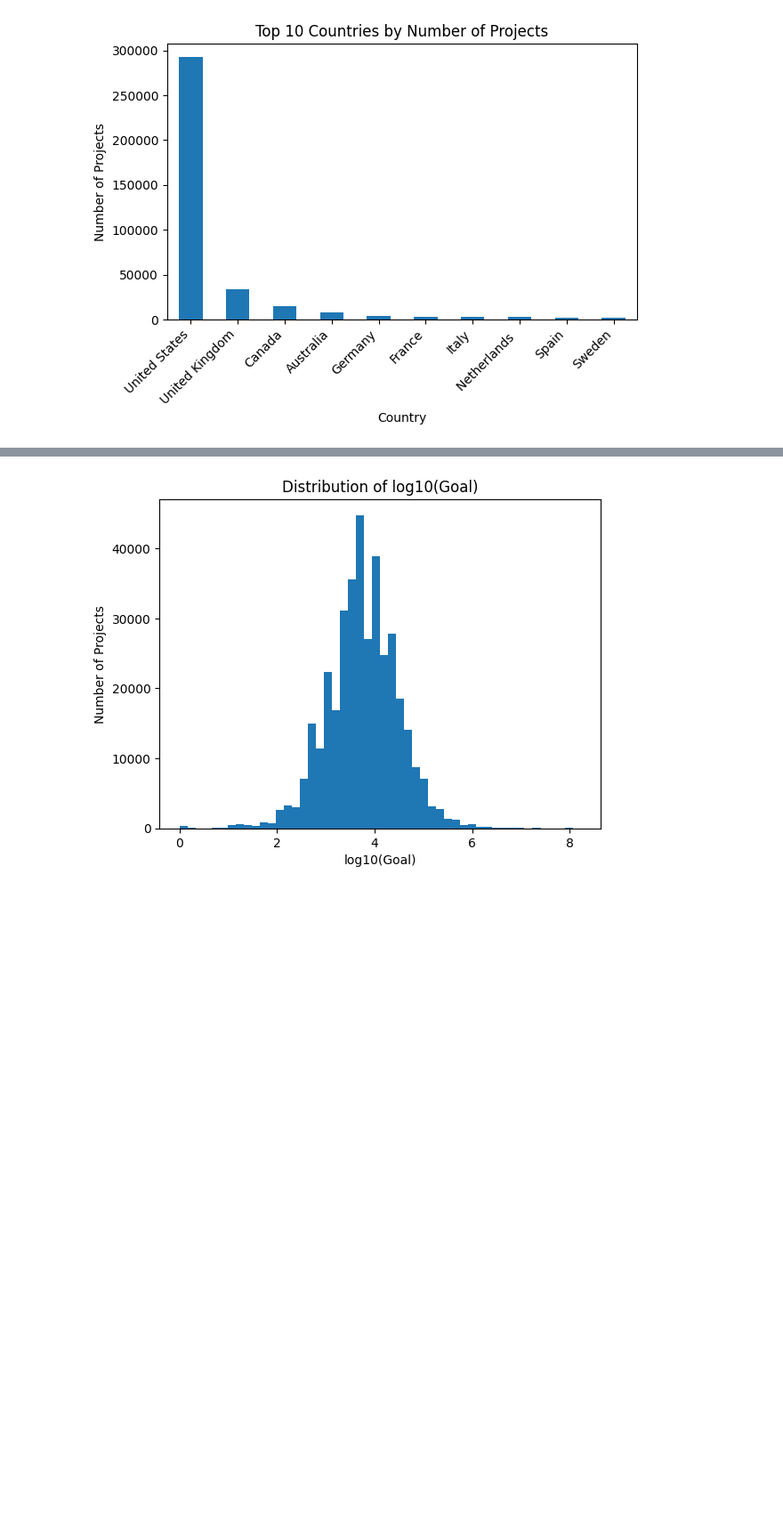
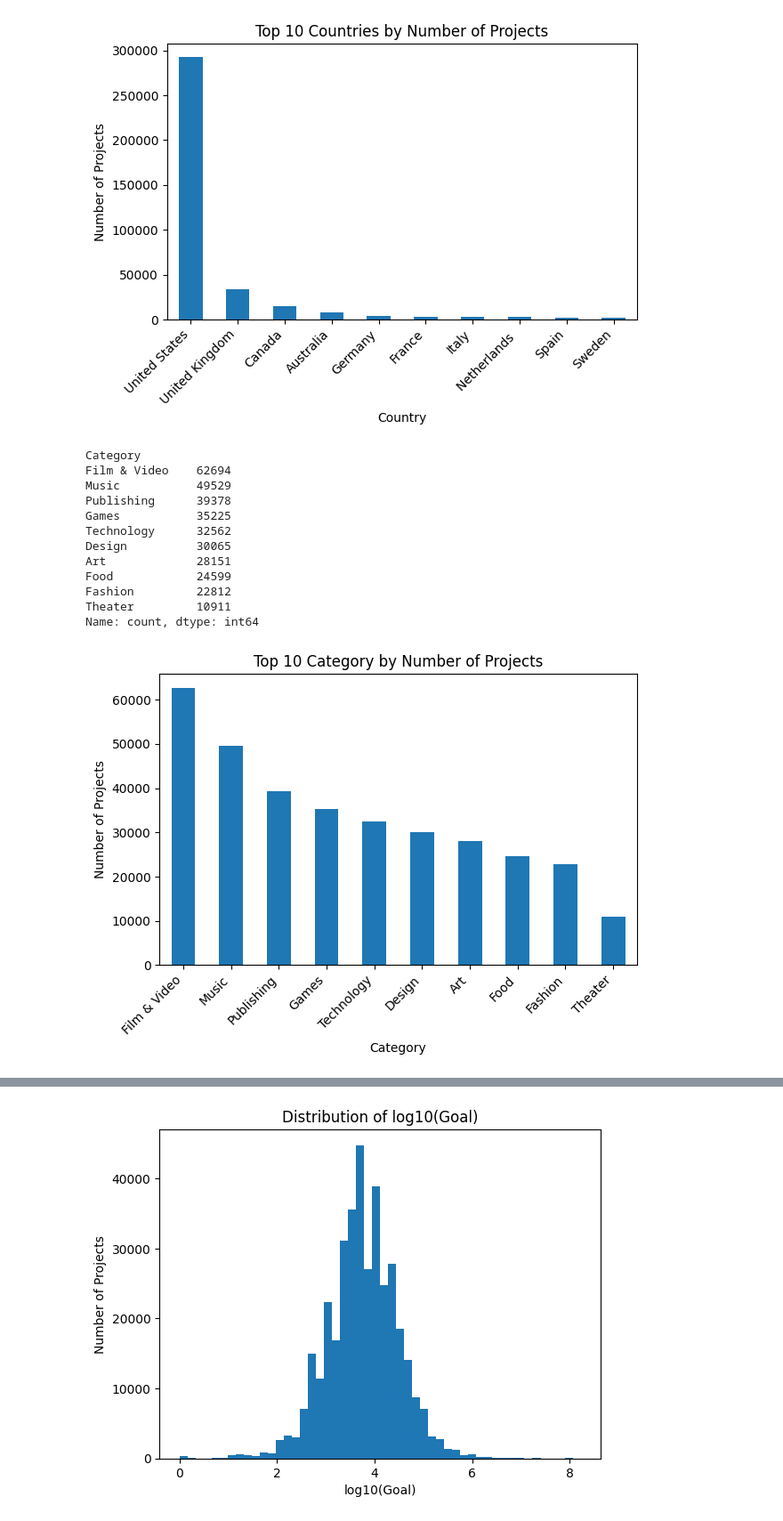
Before and after one commit to xiolt-la/kickstarter-country-success-analysis, a Jupyter notebook: notebooks/01_eda_country_overview.ipynb, the cells around one changed output, grey strips where cells are left out. Shown at 89% size. Drawn from its saved outputs; the diff is of its cells as text; code cells hidden in the pictures; blank space fills up the shorter version.

Commit message:
updatede 01_eda_country_overview and added 02_country_success_analysis

```diff
--- a/notebooks/01_eda_country_overview.ipynb
+++ b/notebooks/01_eda_country_overview.ipynb
@@ -158,6 +158,36 @@ Spain               2276
 Sweden              1757
 Name: count, dtype: int64
 [figure]
+# %%
+# category and sub-category
+category_count = df['Category'].value_counts().head(10)
+
+display(category_count)
+
+#bar chart
+ax = category_count.plot(kind='bar')
+
+ax.set_title("Top 10 Category by Number of Projects")
+ax.set_xlabel("Category")
+ax.set_ylabel("Number of Projects")
+
+plt.xticks(rotation=45, ha="right")
+plt.tight_layout()
+plt.show()
+# %% [output]
+Category
+Film & Video    62694
+Music           49529
+Publishing      39378
+Games           35225
+Technology      32562
+Design          30065
+Art             28151
+Food            24599
+Fashion         22812
+Theater         10911
+Name: count, dtype: int64
+[figure, added]
 # %%
 # success rate
 country_states = df_filtered.groupby("Country")["is_success"].agg(
```
Also changed, not shown: parts of 2 cells of this notebook, 1 other file.
